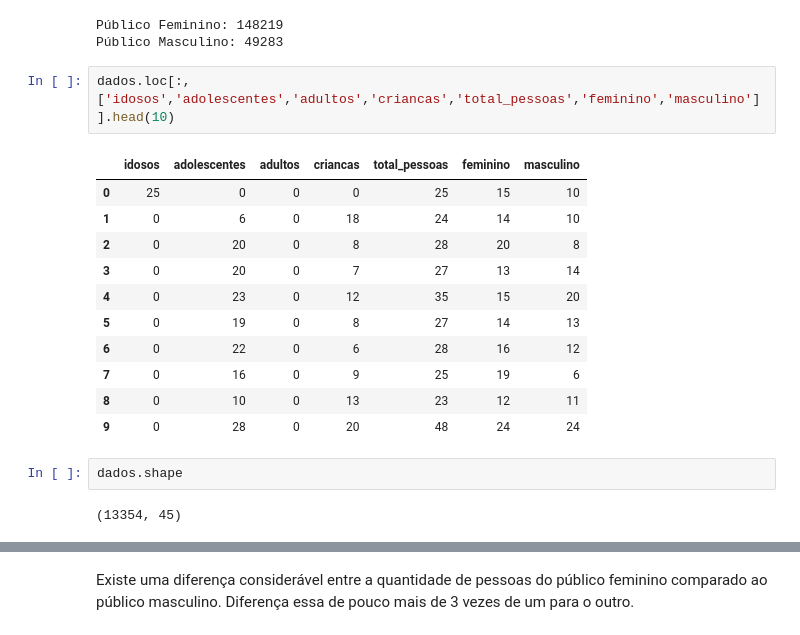
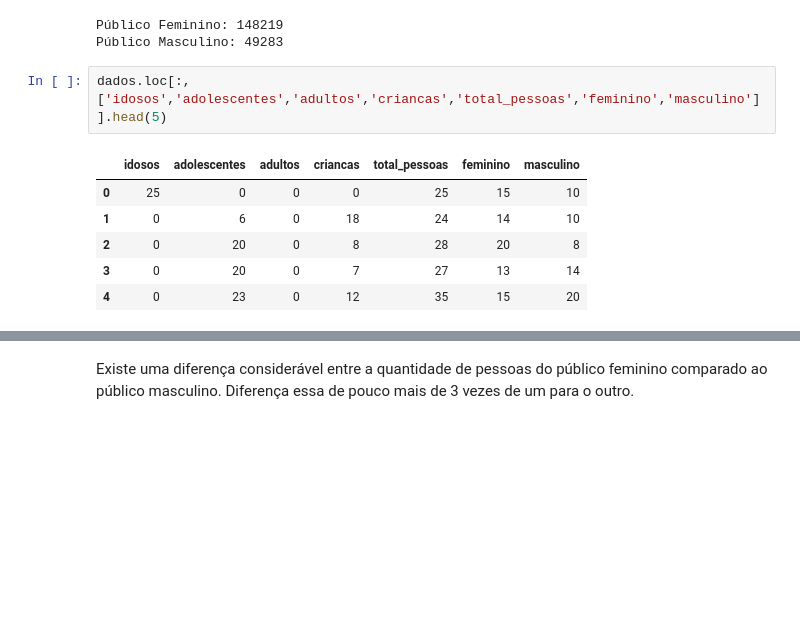
Before and after one commit to rafaeld3castro/tcc2, a Jupyter notebook: src/main/TCC2.ipynb, the cells around one changed output, grey strips where cells are left out. Saved outputs shown, nothing was run; the diff lists cells and outputs as text; blank space fills up the shorter version.

```diff
--- a/src/main/TCC2.ipynb
+++ b/src/main/TCC2.ipynb
@@ -228,20 +228,11 @@ print('Público Masculino: %d' % total_masculino)
 Público Feminino: 148219
 Público Masculino: 49283
 # %%
-dados.loc[:,['idosos','adolescentes','adultos','criancas','total_pessoas','feminino','masculino']].head(10)
+dados.loc[:,['idosos','adolescentes','adultos','criancas','total_pessoas','feminino','masculino']].head(5)
 # %% [output]
 |  | idosos | adolescentes | adultos | criancas | total_pessoas | feminino | masculino |
 | 0 | 25 | 0 | 0 | 0 | 25 | 15 | 10 |
 | 1 | 0 | 6 | 0 | 18 | 24 | 14 | 10 |
 | 2 | 0 | 20 | 0 | 8 | 28 | 20 | 8 |
 | 3 | 0 | 20 | 0 | 7 | 27 | 13 | 14 |
 | 4 | 0 | 23 | 0 | 12 | 35 | 15 | 20 |
-| 5 | 0 | 19 | 0 | 8 | 27 | 14 | 13 |
-| 6 | 0 | 22 | 0 | 6 | 28 | 16 | 12 |
-| 7 | 0 | 16 | 0 | 9 | 25 | 19 | 6 |
-| 8 | 0 | 10 | 0 | 13 | 23 | 12 | 11 |
-| 9 | 0 | 28 | 0 | 20 | 48 | 24 | 24 |
-# %%
-dados.shape
-# %% [output]
-(13354, 45)
```
Also changed, not shown: parts of 42 cells of this notebook, 1 other file.
